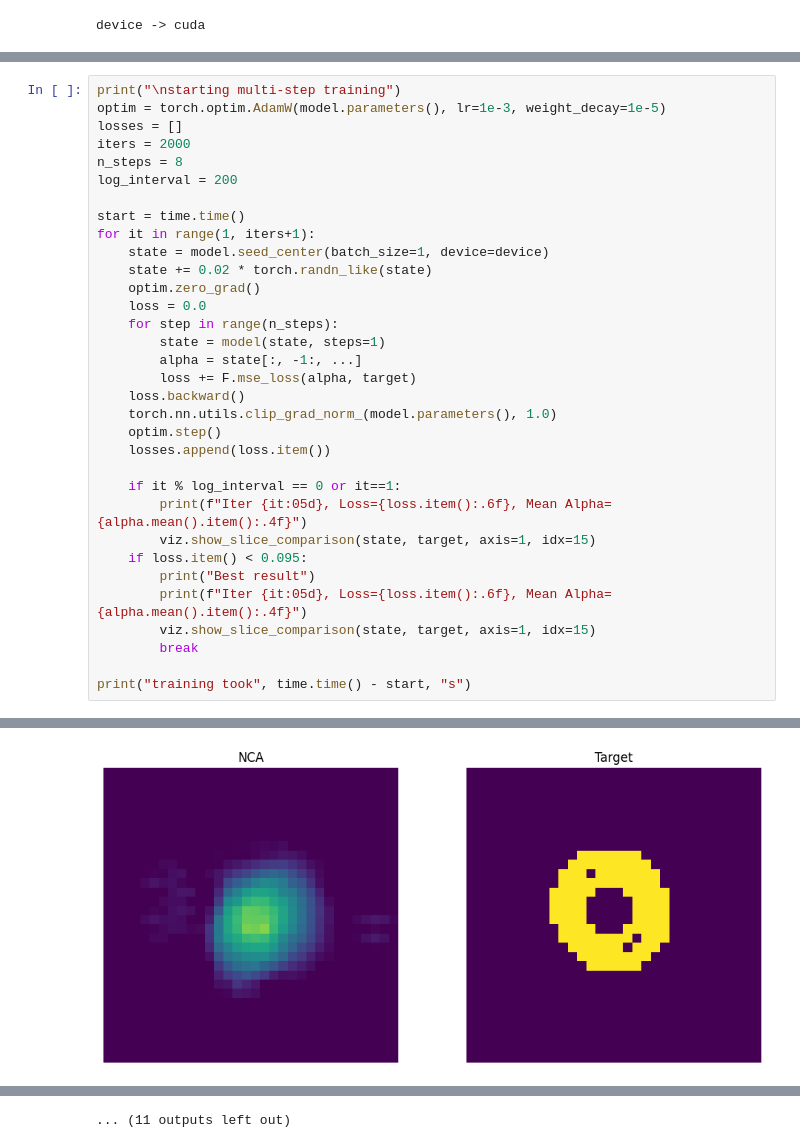
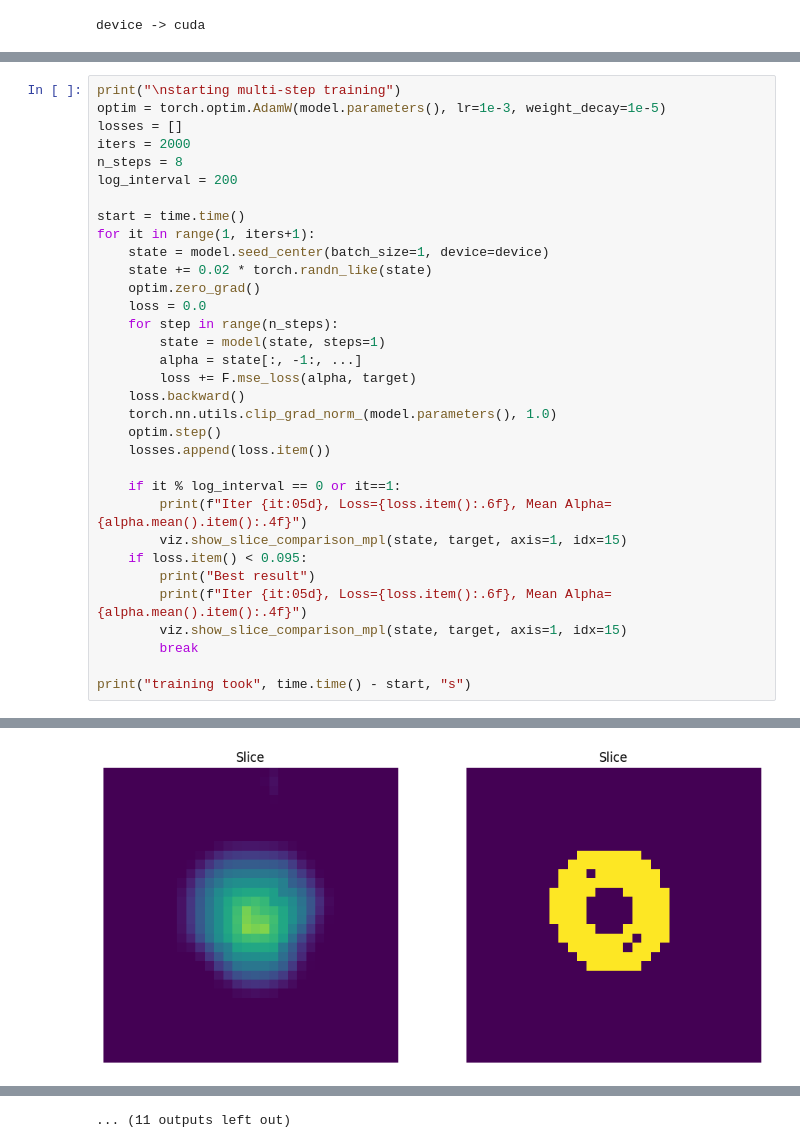
Before and after one commit to rm-a0/3d-nca, a Jupyter notebook: notebooks/03_donut_training_alpha.ipynb, the cells around one changed output, grey strips where cells are left out. Drawn from its saved outputs; the diff is of its cells as text.

```diff
--- a/notebooks/03_donut_training_alpha.ipynb
+++ b/notebooks/03_donut_training_alpha.ipynb
@@ -103,11 +103,11 @@ for it in range(1, iters+1):
 
     if it % log_interval == 0 or it==1:
         print(f"Iter {it:05d}, Loss={loss.item():.6f}, Mean Alpha={alpha.mean().item():.4f}")
-        viz.show_slice_comparison(state, target, axis=1, idx=15)
+        viz.show_slice_comparison_mpl(state, target, axis=1, idx=15)
     if loss.item() < 0.095:
         print("Best result")
         print(f"Iter {it:05d}, Loss={loss.item():.6f}, Mean Alpha={alpha.mean().item():.4f}")
-        viz.show_slice_comparison(state, target, axis=1, idx=15)
+        viz.show_slice_comparison_mpl(state, target, axis=1, idx=15)
         break
 
 print("training took", time.time() - start, "s")
@@ -119 +119 @@ Iter 00200, Loss=0.120420, Mean Alpha=0.0137
-[figure, old version]
+[figure, new version]
```
Also changed, not shown: parts of 5 cells of this notebook, 5 other files.
